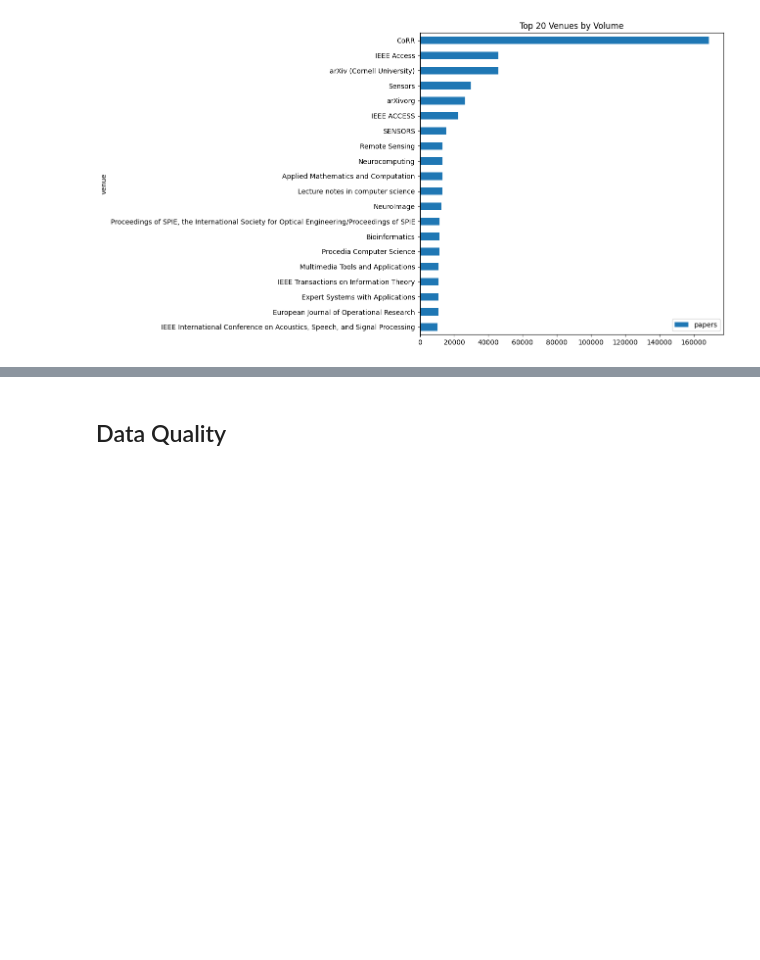
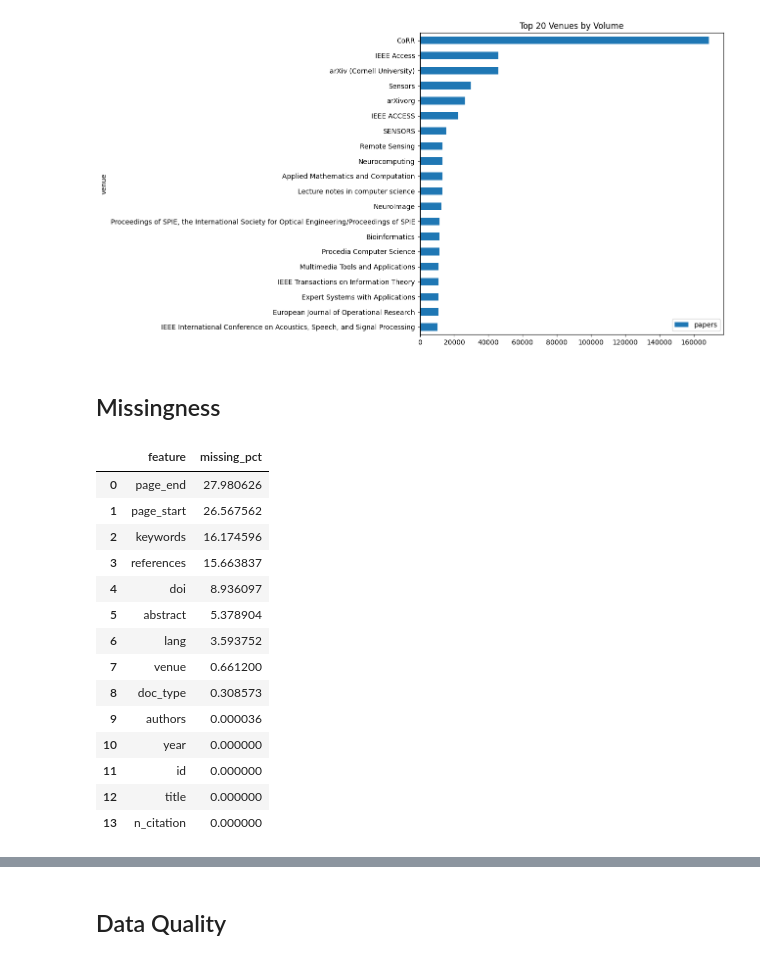
Before and after one commit to ManuCa93/data_project_3, a Jupyter notebook: notebook.ipynb, the cells around one changed output, grey strips where cells are left out. Saved outputs shown, nothing was run; the diff lists cells and outputs as text; code cells hidden in the pictures; blank space fills up the shorter version.

```diff
--- a/notebook.ipynb
+++ b/notebook.ipynb
@@ -222,3 +250,63 @@ plt.gca().invert_yaxis()
 plt.show()
 # %% [output]
 [figure]
+# %% [markdown]
+##  Missingness
+# %%
+# Missingness report (null + empty string/array) on stable table `papers`
+missing_df = con.sql("""
+WITH base AS (
+    SELECT
+        COUNT(*)::DOUBLE AS total_rows,
+        SUM(CASE WHEN id IS NULL OR TRIM(COALESCE(id, '')) = '' THEN 1 ELSE 0 END) AS miss_id,
+        SUM(CASE WHEN title IS NULL OR TRIM(COALESCE(title, '')) = '' THEN 1 ELSE 0 END) AS miss_title,
+        SUM(CASE WHEN abstract IS NULL OR TRIM(COALESCE(abstract, '')) = '' THEN 1 ELSE 0 END) AS miss_abstract,
+        SUM(CASE WHEN keywords IS NULL OR ARRAY_LENGTH(keywords) = 0 THEN 1 ELSE 0 END) AS miss_keywords,
+        SUM(CASE WHEN year IS NULL THEN 1 ELSE 0 END) AS miss_year,
+        SUM(CASE WHEN authors IS NULL OR ARRAY_LENGTH(authors) = 0 THEN 1 ELSE 0 END) AS miss_authors,
+        SUM(CASE WHEN "references" IS NULL OR ARRAY_LENGTH("references") = 0 THEN 1 ELSE 0 END) AS miss_references,
+        SUM(CASE WHEN lang IS NULL OR TRIM(COALESCE(lang, '')) = '' THEN 1 ELSE 0 END) AS miss_lang,
+        SUM(CASE WHEN venue IS NULL OR TRIM(COALESCE(venue, '')) = '' THEN 1 ELSE 0 END) AS miss_venue,
+        SUM(CASE WHEN doc_type IS NULL OR TRIM(COALESCE(doc_type, '')) = '' THEN 1 ELSE 0 END) AS miss_doc_type,
+        SUM(CASE WHEN doi IS NULL OR TRIM(COALESCE(doi, '')) = '' THEN 1 ELSE 0 END) AS miss_doi,
+        SUM(CASE WHEN page_start IS NULL OR TRIM(COALESCE(page_start, '')) = '' THEN 1 ELSE 0 END) AS miss_page_start,
+        SUM(CASE WHEN page_end IS NULL OR TRIM(COALESCE(page_end, '')) = '' THEN 1 ELSE 0 END) AS miss_page_end,
+        SUM(CASE WHEN n_citation IS NULL THEN 1 ELSE 0 END) AS miss_n_citation
+    FROM papers
+)
+SELECT * FROM (
+    SELECT 'id' AS feature,        100.0 * miss_id / total_rows AS missing_pct FROM base
+    UNION ALL SELECT 'title',      100.0 * miss_title / total_rows FROM base
+    UNION ALL SELECT 'abstract',   100.0 * miss_abstract / total_rows FROM base
+    UNION ALL SELECT 'keywords',   100.0 * miss_keywords / total_rows FROM base
+    UNION ALL SELECT 'year',       100.0 * miss_year / total_rows FROM base
+    UNION ALL SELECT 'authors',    100.0 * miss_authors / total_rows FROM base
+    UNION ALL SELECT 'references', 100.0 * miss_references / total_rows FROM base
+    UNION ALL SELECT 'lang',       100.0 * miss_lang / total_rows FROM base
+    UNION ALL SELECT 'venue',      100.0 * miss_venue / total_rows FROM base
+    UNION ALL SELECT 'doc_type',   100.0 * miss_doc_type / total_rows FROM base
+    UNION ALL SELECT 'doi',        100.0 * miss_doi / total_rows FROM base
+    UNION ALL SELECT 'page_start', 100.0 * miss_page_start / total_rows FROM base
+    UNION ALL SELECT 'page_end',   100.0 * miss_page_end / total_rows FROM base
+    UNION ALL SELECT 'n_citation', 100.0 * miss_n_citation / total_rows FROM base
+)
+ORDER BY missing_pct DESC
+""").df()
+
+display(missing_df)
+# %% [output]
+|  | feature | missing_pct |
+| 0 | page_end | 27.980626 |
+| 1 | page_start | 26.567562 |
+| 2 | keywords | 16.174596 |
+| 3 | references | 15.663837 |
+| 4 | doi | 8.936097 |
+| 5 | abstract | 5.378904 |
+| 6 | lang | 3.593752 |
+| 7 | venue | 0.661200 |
+| 8 | doc_type | 0.308573 |
+| 9 | authors | 0.000036 |
+| 10 | year | 0.000000 |
+| 11 | id | 0.000000 |
+| 12 | title | 0.000000 |
+| 13 | n_citation | 0.000000 |
```
Also changed, not shown: parts of 16 cells of this notebook, 1 other file.
